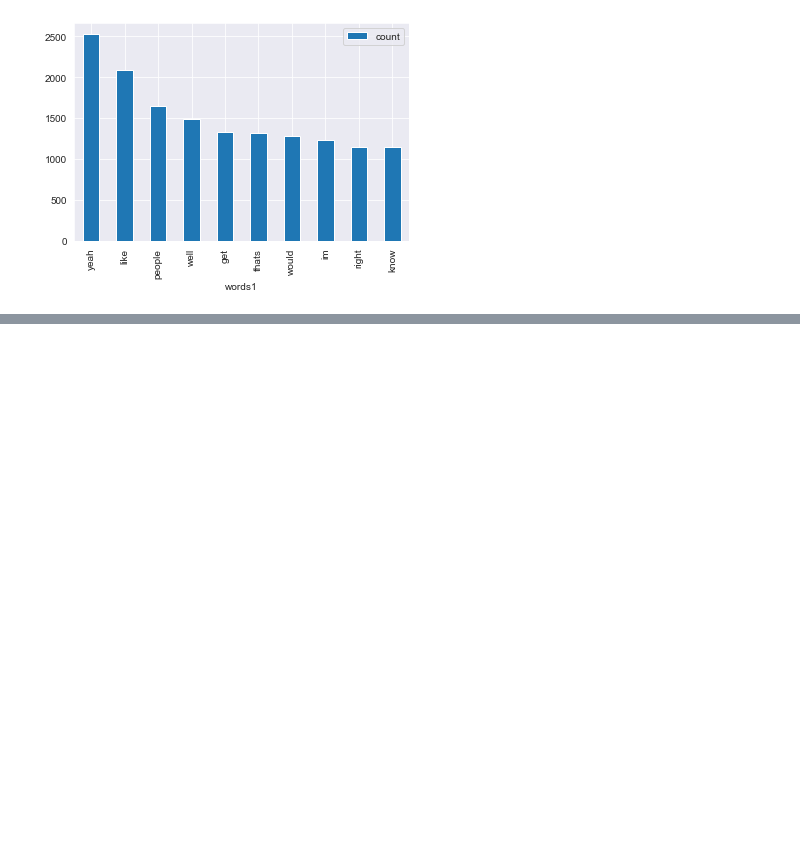
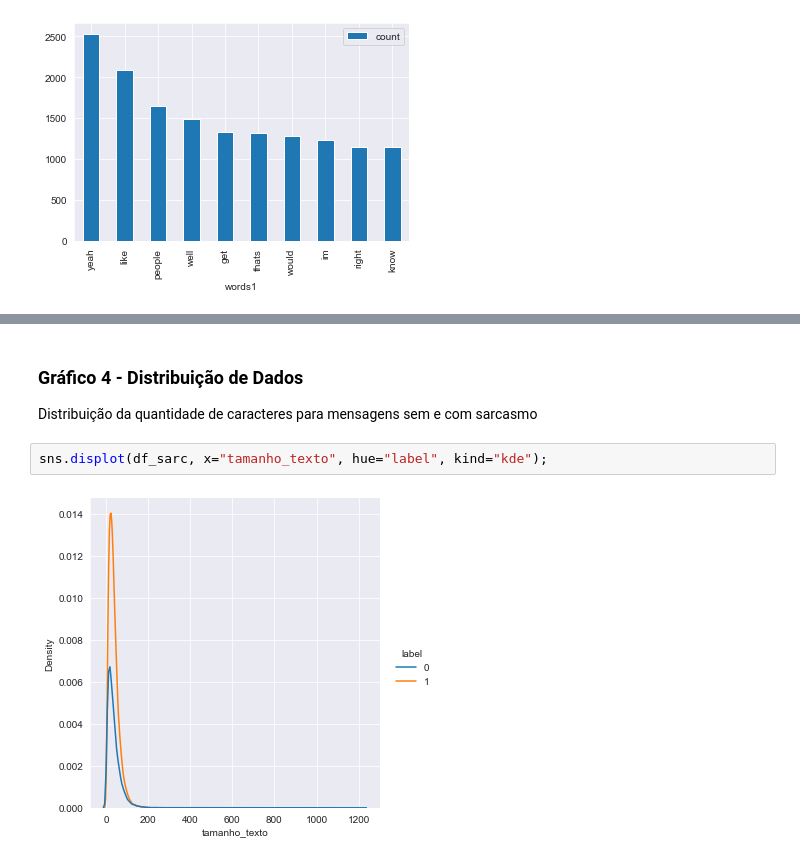
Before and after one commit to Ruann-01/Python_IA, a Jupyter notebook: Trabalho Final/Trabalho Final.ipynb, the cells around one changed output, grey strips where cells are left out. Cells and saved outputs as stored; diff of their text form; blank space fills up the shorter version.

```diff
--- a/Trabalho Final/Trabalho Final.ipynb
+++ b/Trabalho Final/Trabalho Final.ipynb
@@ -314,0 +295,7 @@ Distribuição de palavras em cada classe
+# %% [markdown]
+### Gráfico 4 - Distribuição de Dados
+Distribuição da quantidade de caracteres para mensagens sem e com sarcasmo
+# %%
+sns.displot(df_sarc, x="tamanho_texto", hue="label", kind="kde");
+# %% [output]
+[figure, added]
```
Also changed, not shown: parts of 7 cells of this notebook.
